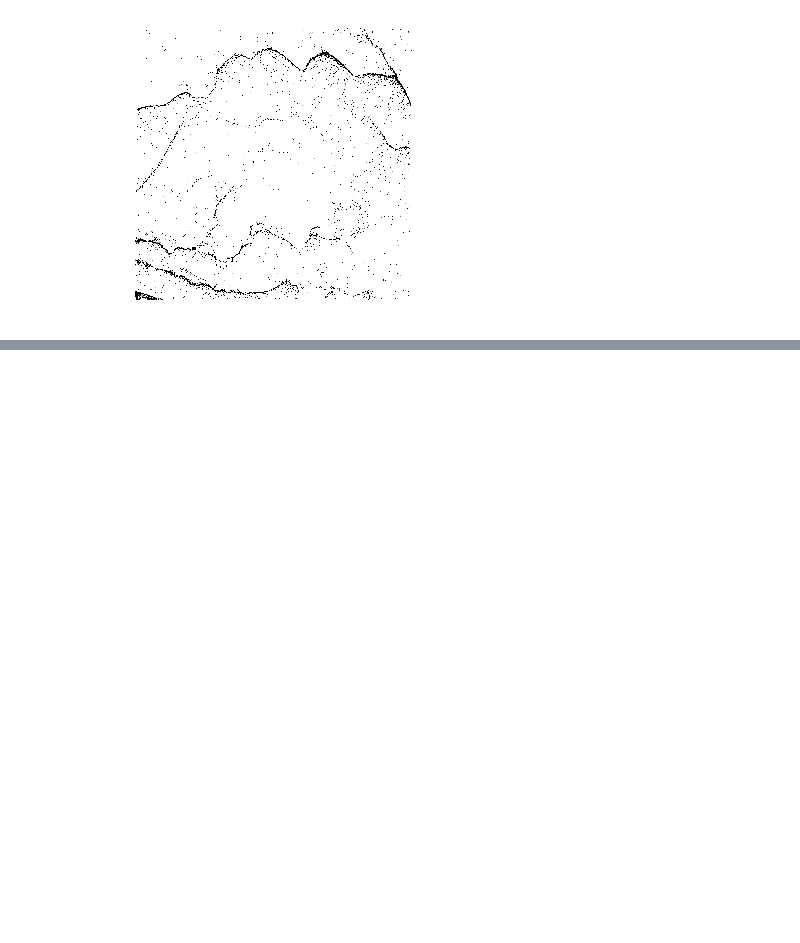
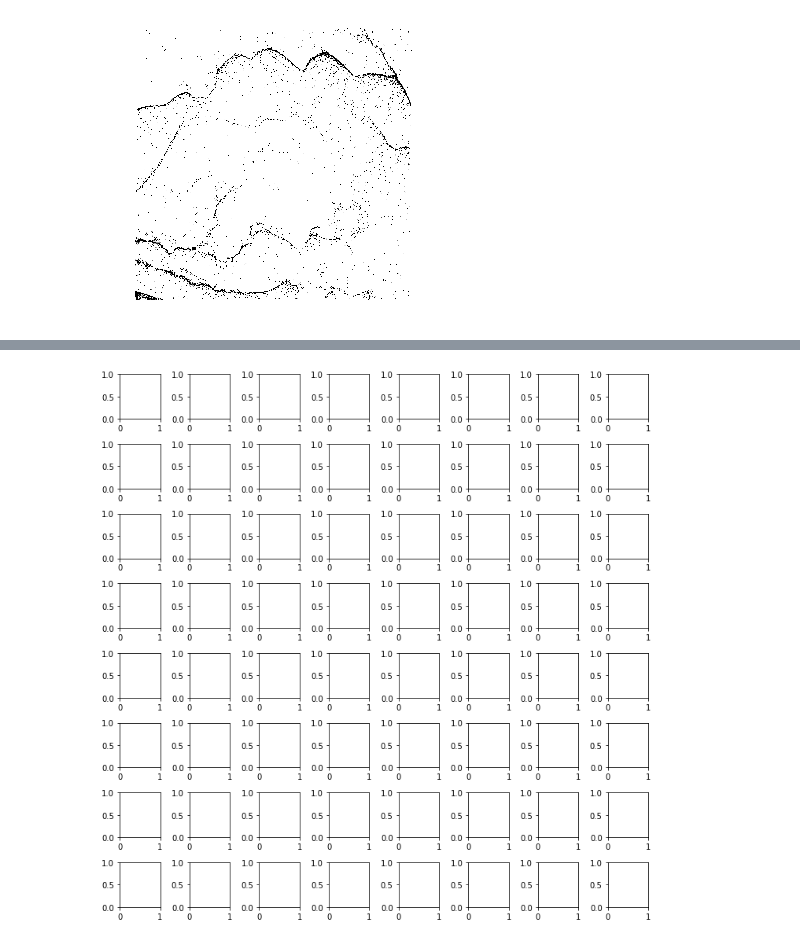
Before and after one commit to dash2927/diff_register, a Jupyter notebook: notebooks/07_14_18_brainstorming_alignment_validation.ipynb, the cells around one changed output, grey strips where cells are left out. Saved outputs shown, nothing was run; the diff lists cells and outputs as text; code cells hidden in the pictures; blank space fills up the shorter version.

```diff
--- a/notebooks/07_14_18_brainstorming_alignment_validation.ipynb
+++ b/notebooks/07_14_18_brainstorming_alignment_validation.ipynb
@@ -123,0 +185,7 @@ plt.axis('off')
+# %%
+fig, axes = plt.subplots(nrows=8, ncols=8, figsize=(10, 10))
+fig.tight_layout() # Or equivalently,  "plt.tight_layout()"
+
+plt.show()
+# %% [output]
+[figure, added]
```
Also changed, not shown: parts of 19 cells of this notebook, 1 other file.
